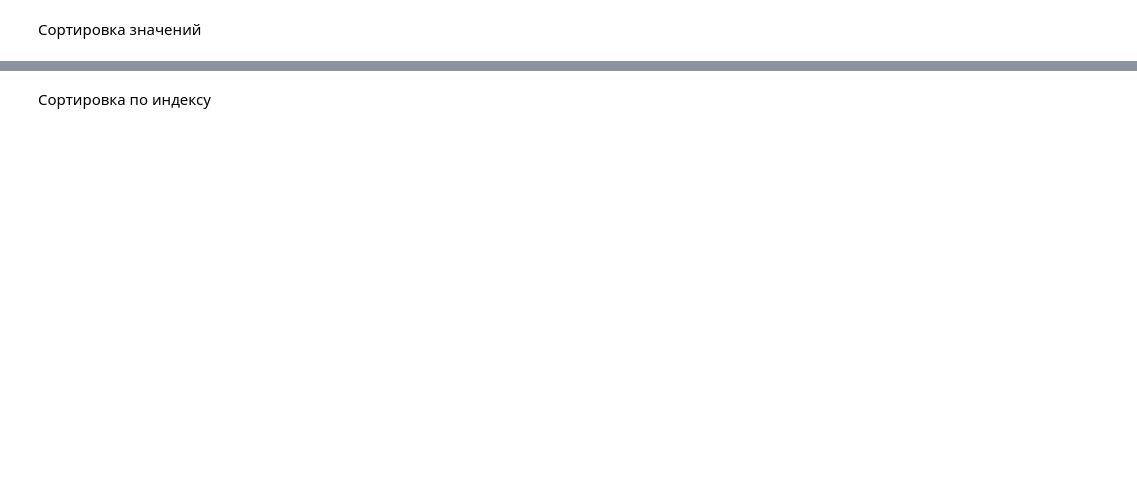
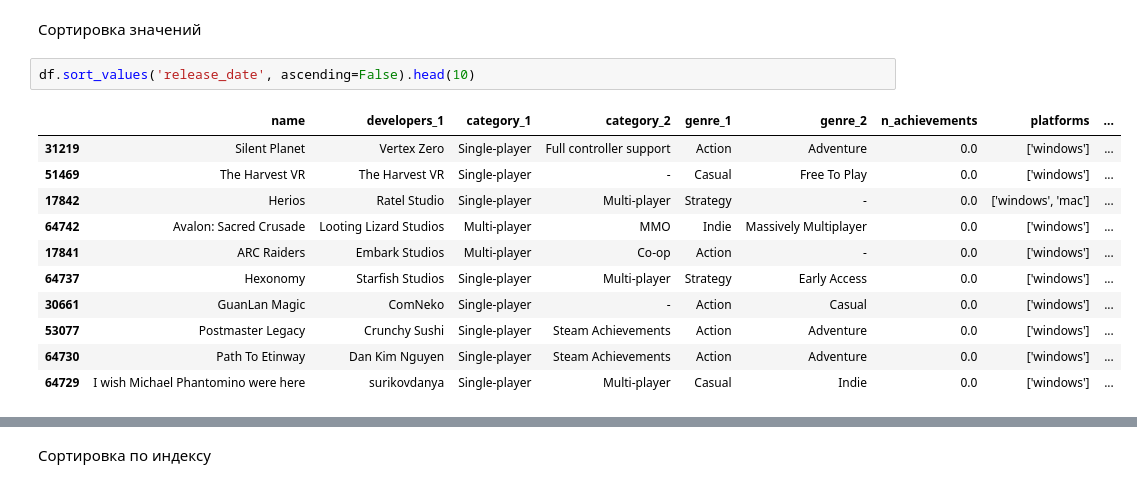
Before and after one commit to potopinc/colab, a Jupyter notebook: ML_05_06_07.ipynb, the cells around one changed output, grey strips where cells are left out. Drawn from its saved outputs; the diff is of its cells as text; blank space fills up the shorter version.

```diff
--- a/ML_05_06_07.ipynb
+++ b/ML_05_06_07.ipynb
@@ -852,2 +881,16 @@ df
 # %% [markdown]
 Сортировка значений
+# %%
+df.sort_values('release_date', ascending=False).head(10)
+# %% [output]
+|  | name | developers_1 | category_1 | category_2 | genre_1 | genre_2 | n_achievements | platforms | ... |
+| 31219 | Silent Planet | Vertex Zero | Single-player | Full controller support | Action | Adventure | 0.0 | ['windows'] | ... |
+| 51469 | The Harvest VR | The Harvest VR | Single-player | - | Casual | Free To Play | 0.0 | ['windows'] | ... |
+| 17842 | Herios | Ratel Studio | Single-player | Multi-player | Strategy | - | 0.0 | ['windows', 'mac'] | ... |
+| 64742 | Avalon: Sacred Crusade | Looting Lizard Studios | Multi-player | MMO | Indie | Massively Multiplayer | 0.0 | ['windows'] | ... |
+| 17841 | ARC Raiders | Embark Studios | Multi-player | Co-op | Action | - | 0.0 | ['windows'] | ... |
+| 64737 | Hexonomy | Starfish Studios | Single-player | Multi-player | Strategy | Early Access | 0.0 | ['windows'] | ... |
+| 30661 | GuanLan Magic | ComNeko | Single-player | - | Action | Casual | 0.0 | ['windows'] | ... |
+| 53077 | Postmaster Legacy | Crunchy Sushi | Single-player | Steam Achievements | Action | Adventure | 0.0 | ['windows'] | ... |
+| 64730 | Path To Etinway | Dan Kim Nguyen | Single-player | Steam Achievements | Action | Adventure | 0.0 | ['windows'] | ... |
+| 64729 | I wish Michael Phantomino were here | surikovdanya | Single-player | Multi-player | Casual | Indie | 0.0 | ['windows'] | ... |
```
Also changed, not shown: parts of 11 cells of this notebook.
